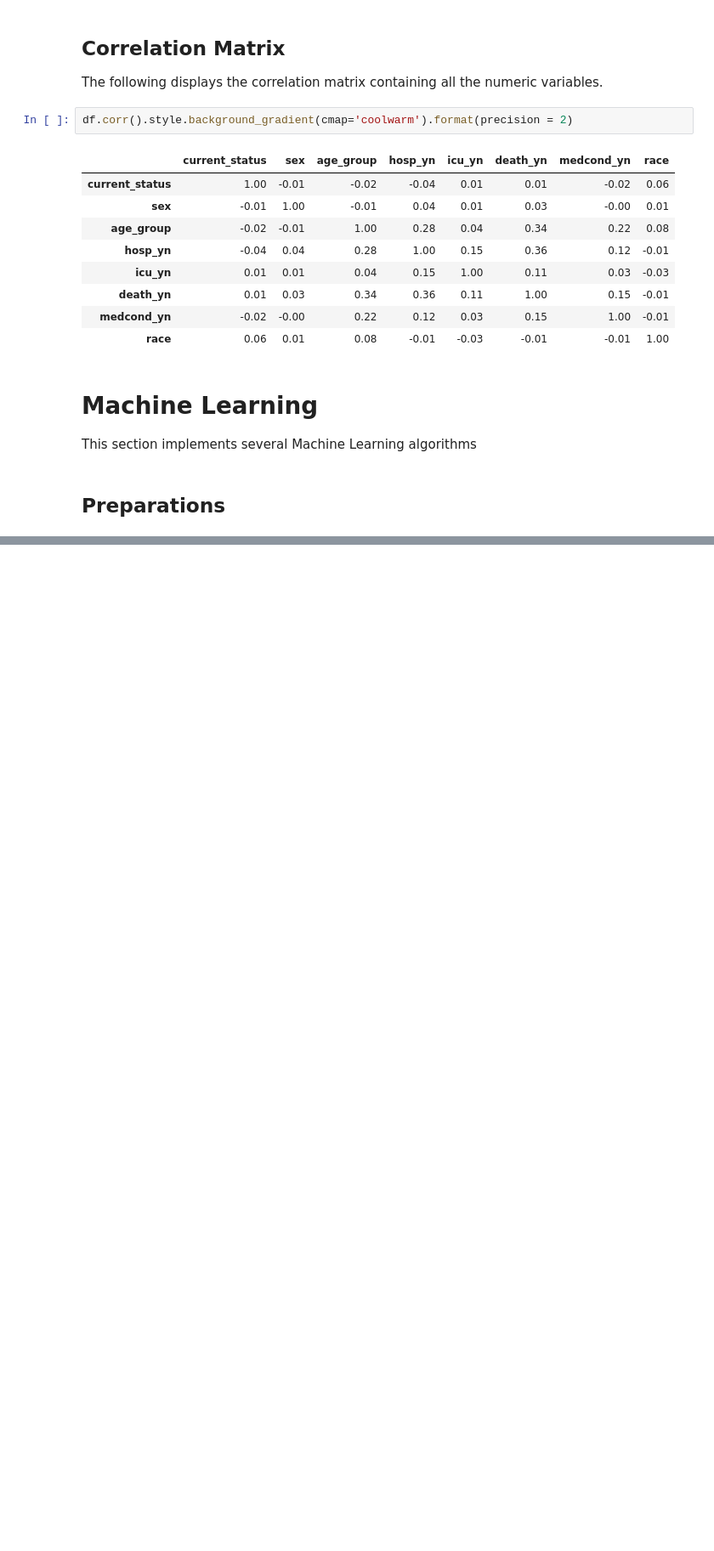
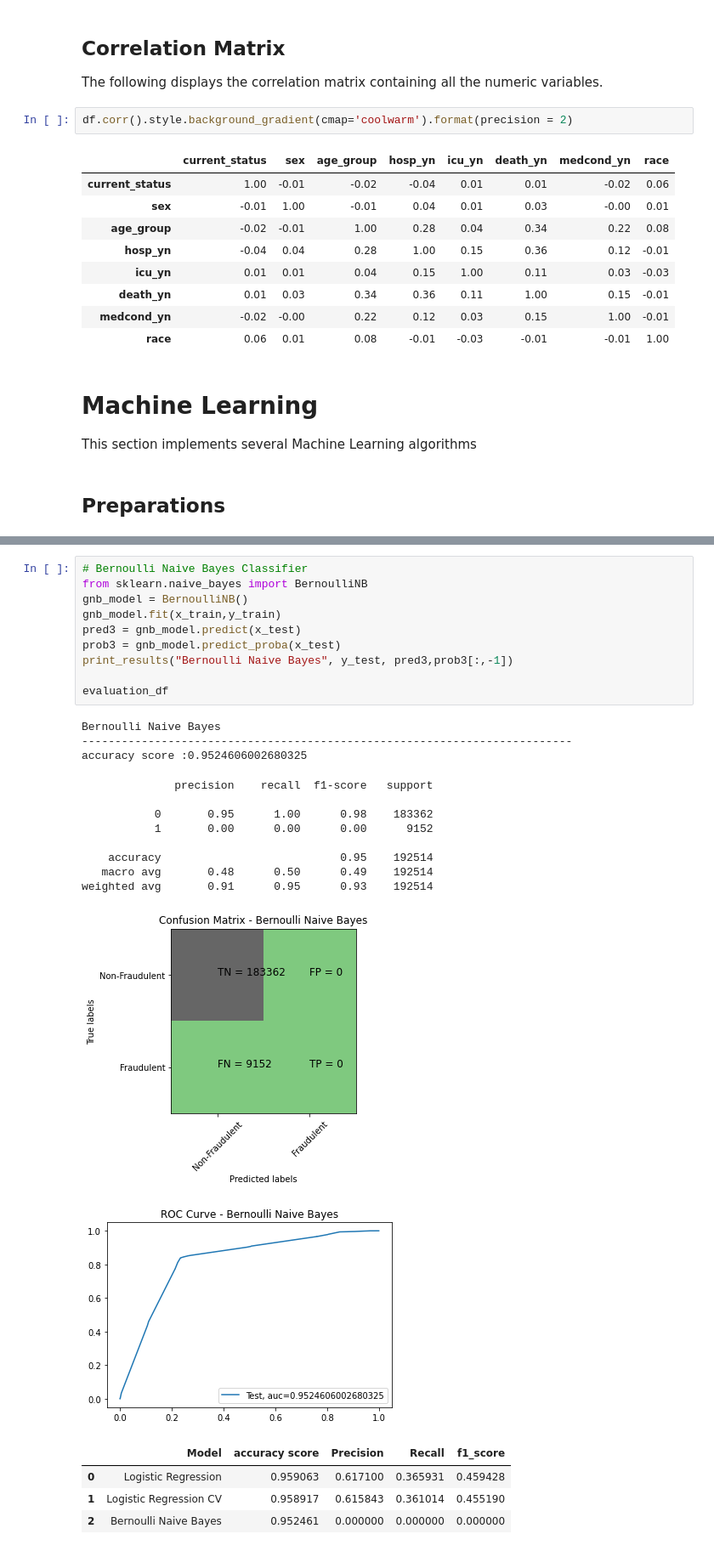
Before and after one commit to babakmahmoudian/ADS-ML, a Jupyter notebook: ml.ipynb, the cells around one changed output, grey strips where cells are left out. Shown at 85% size. Cells and saved outputs as stored; diff of their text form; blank space fills up the shorter version.

```diff
--- a/ml.ipynb
+++ b/ml.ipynb
@@ -527,0 +566,28 @@ weighted avg       0.95      0.96      0.95    192514
+# %%
+# Bernoulli Naive Bayes Classifier
+from sklearn.naive_bayes import BernoulliNB
+gnb_model = BernoulliNB()
+gnb_model.fit(x_train,y_train)
+pred3 = gnb_model.predict(x_test)
+prob3 = gnb_model.predict_proba(x_test)
+print_results("Bernoulli Naive Bayes", y_test, pred3,prob3[:,-1])
+
+evaluation_df
+# %% [output]
+Bernoulli Naive Bayes
+--------------------------------------------------------------------------
+accuracy score :0.9524606002680325
+              precision    recall  f1-score   support
+
+           0       0.95      1.00      0.98    183362
+           1       0.00      0.00      0.00      9152
+
+    accuracy                           0.95    192514
+   macro avg       0.48      0.50      0.49    192514
+weighted avg       0.91      0.95      0.93    192514
+[figure, added]
+[figure, added]
+|  | Model | accuracy score | Precision | Recall | f1_score |
+| 0 | Logistic Regression | 0.959063 | 0.617100 | 0.365931 | 0.459428 |
+| 1 | Logistic Regression CV | 0.958917 | 0.615843 | 0.361014 | 0.455190 |
+| 2 | Bernoulli Naive Bayes | 0.952461 | 0.000000 | 0.000000 | 0.000000 |
```
Also changed, not shown: parts of 24 cells of this notebook.
